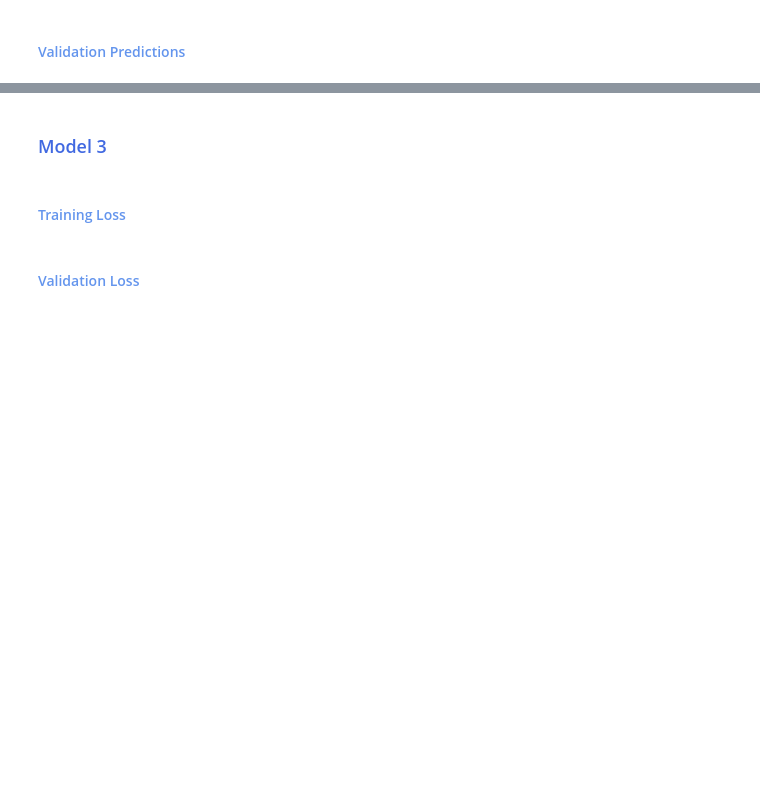
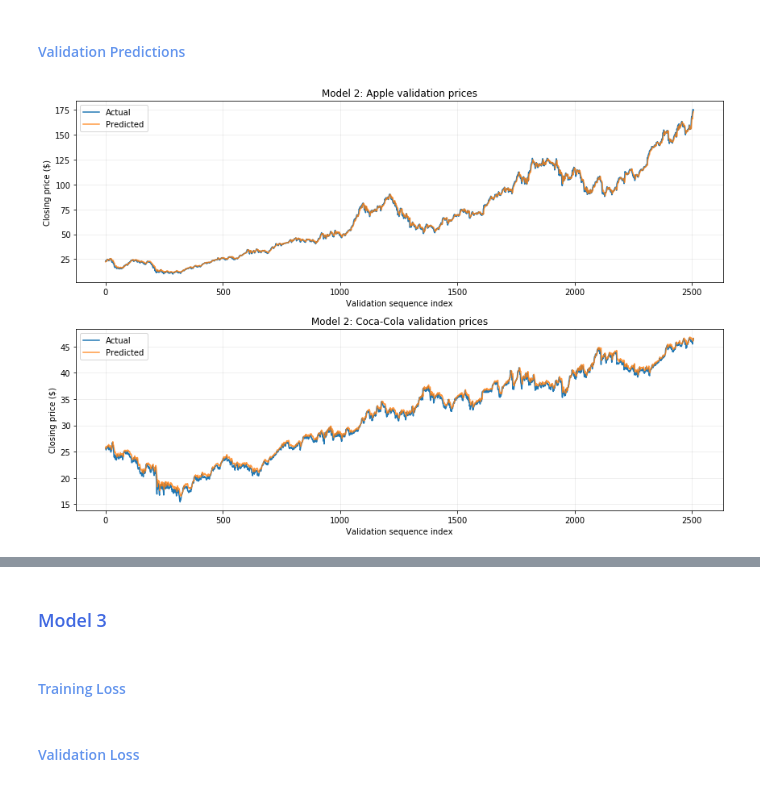
Before and after one commit to AylieNagler/Stock-Price-Predictions, a Jupyter notebook: NOTEBOOK/asg5_Group2_AylieLapierreNagler_AnikaViado_QlirimTeneqja_ArsiKharghani.ipynb, the cells around one changed output, grey strips where cells are left out. Drawn from its saved outputs; the diff is of its cells as text; code cells hidden in the pictures; blank space fills up the shorter version.

```diff
--- a/NOTEBOOK/asg5_Group2_AylieLapierreNagler_AnikaViado_QlirimTeneqja_ArsiKharghani.ipynb
+++ b/NOTEBOOK/asg5_Group2_AylieLapierreNagler_AnikaViado_QlirimTeneqja_ArsiKharghani.ipynb
@@ -376,2 +457,11 @@ the final training epoch recored a scaled MSE of **0.000506**. the training metr
 # %% [markdown]
 #### <span style="color:cornflowerblue">Validation Predictions</span>
+# %%
+plot_val(
+    val_results_2,
+    val_files,
+    look_back,
+    model_name="Model 2",
+)
+# %% [output]
+[figure, added]
```
Also changed, not shown: parts of 8 cells of this notebook.
